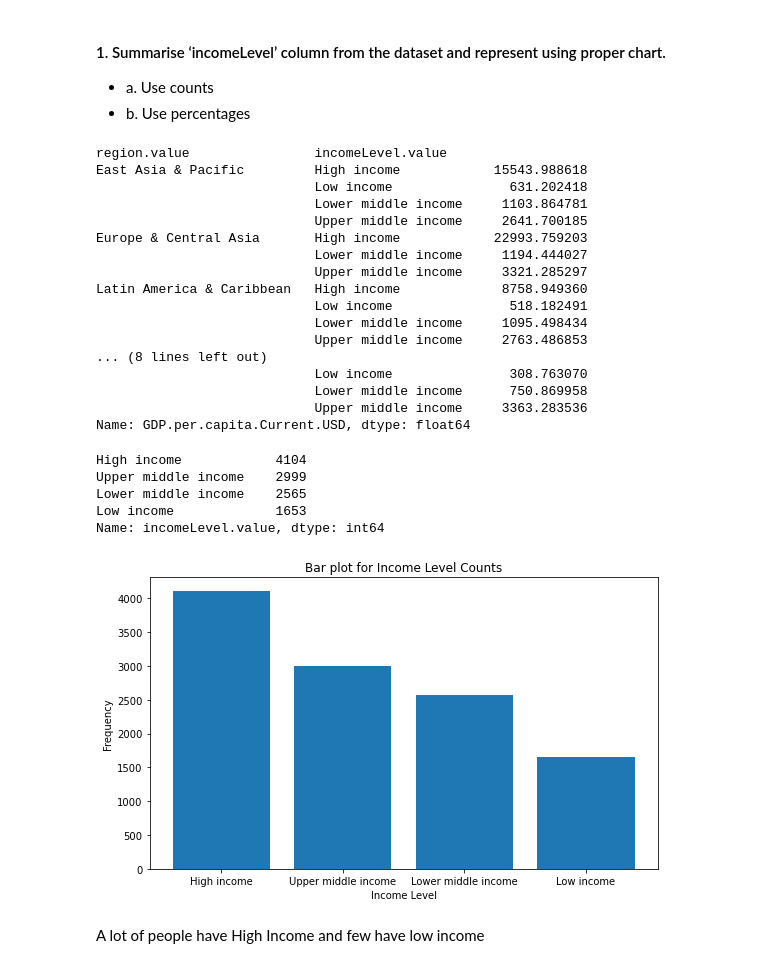
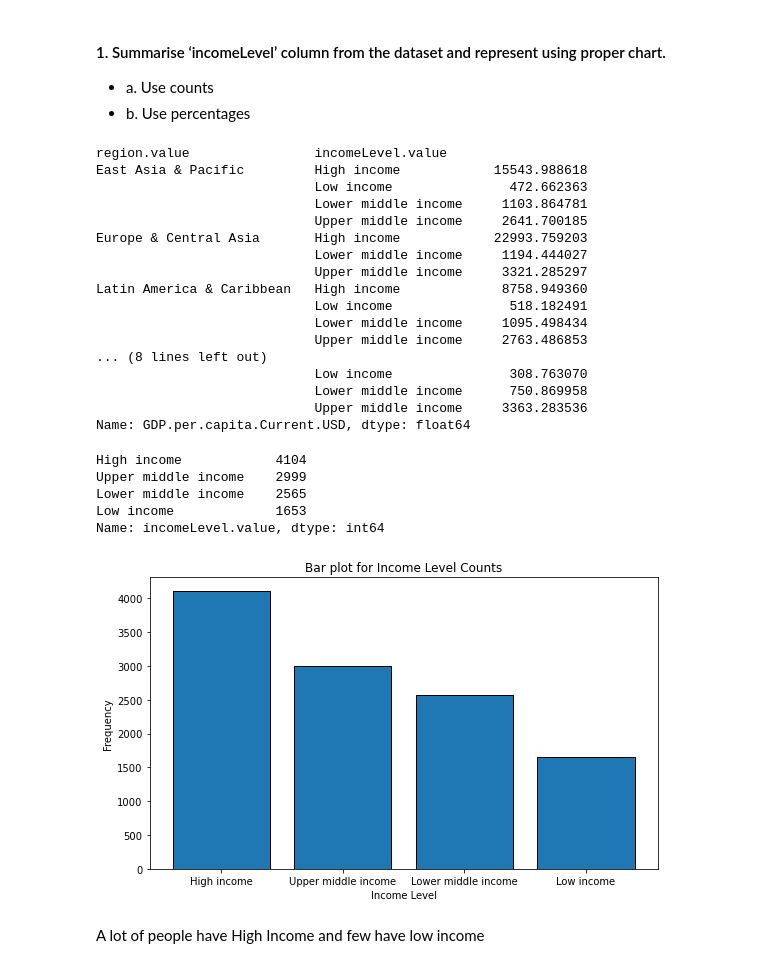
Before and after one commit to Jayesh-Chavan/Data-Visualization-, a Jupyter notebook: Data Visualization Assignment/Data Visualization Assignment.ipynb, the cells around one changed output. Drawn from its saved outputs; the diff is of its cells as text; code cells hidden in the pictures.

```diff
--- a/Data Visualization Assignment/Data Visualization Assignment.ipynb
+++ b/Data Visualization Assignment/Data Visualization Assignment.ipynb
@@ -190,6 +217,6 @@ proprotion of Low and lower middle income in South Asia   :- 0.40034810473345717
 proprotion of Low and lower middle income in Sub-Saharan Africa :- 0.4112071158115141
 Mean Proportion of Low and lower middle income:- 0.4281886430914869
 # %%
-to_fill = df_groupby_reg_inc['East Asia & Pacific','Lower middle income'] - mean_prop * df_groupby_reg_inc['East Asia & Pacific','Lower middle income']
+to_fill = mean_prop * df_groupby_reg_inc['East Asia & Pacific','Lower middle income']
 to_fill
 # %% [output]
@@ -219,7 +246,7 @@ df.groupby(['region.value','incomeLevel.value']).mean()['GDP.per.capita.Current.
 # %% [output]
 region.value                incomeLevel.value
 East Asia & Pacific         High income            15543.988618
-                            Low income               631.202418
+                            Low income               472.662363
                             Lower middle income     1103.864781
                             Upper middle income     2641.700185
 Europe & Central Asia       High income            22993.759203
@@ -246,13 +273,13 @@ Low income             1653
 Name: incomeLevel.value, dtype: int64
 # %%
 plt.figure(figsize=(8,5))
-plt.bar(height = pie.values,x=pie.index)
+plt.bar(height = pie.values,x=pie.index,edgecolor='black')
 plt.xlabel('Income Level')
 plt.ylabel('Frequency')
 plt.title('Bar plot for Income Level Counts')
 plt.tight_layout()
 # %% [output]
-[figure, old version]
+[figure, new version]
 # %% [markdown]
 A lot of people have High Income and few have low income
 # %%
```
Also changed, not shown: parts of 21 cells of this notebook.
